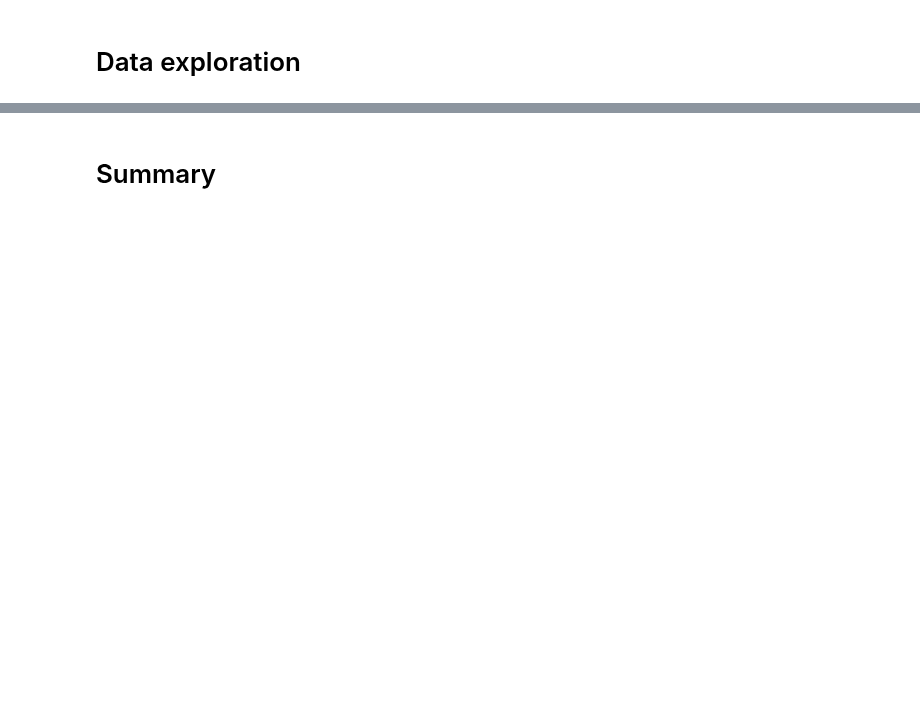
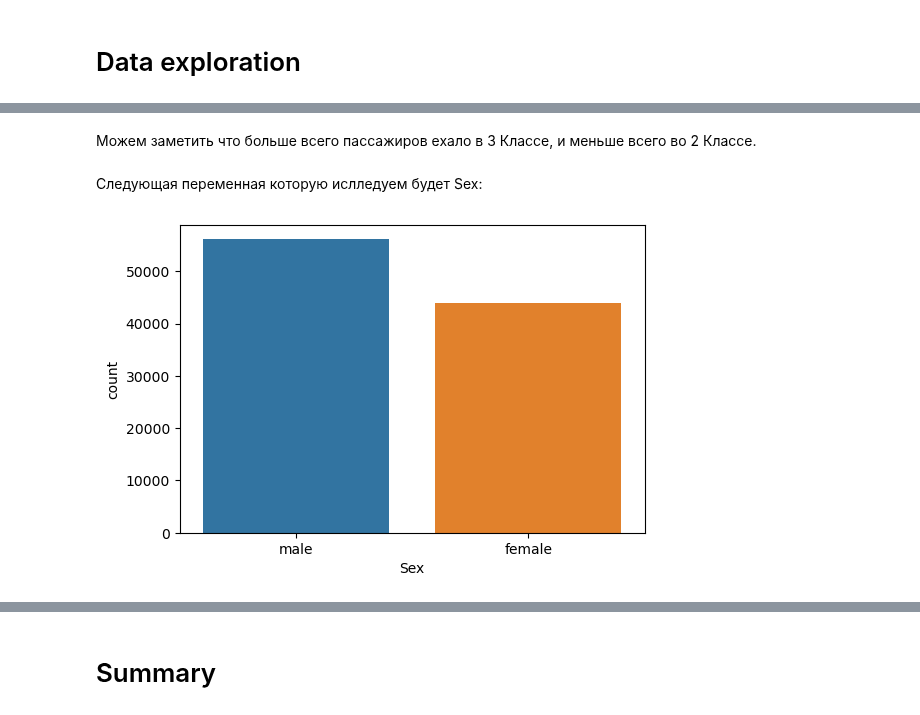
Before and after one commit to AlexeyZubar/second, a Jupyter notebook: eda.ipynb, the cells around one changed output, grey strips where cells are left out. Saved outputs shown, nothing was run; the diff lists cells and outputs as text; code cells hidden in the pictures; blank space fills up the shorter version.

```diff
--- a/eda.ipynb
+++ b/eda.ipynb
@@ -79,0 +239,10 @@ memory usage: 9.2+ MB
+# %% [markdown]
+Можем заметить что больше всего пассажиров ехало в 3 Классе, и меньше всего во 2 Классе.
+# %% [markdown]
+Следующая переменная которую ислледуем будет Sex:
+# %%
+plt.figure(figsize=(6,4))
+sns.countplot(x=data_titanic['Sex'])
+plt.show()
+# %% [output]
+[figure, added]
```
Also changed, not shown: parts of 60 cells of this notebook.
